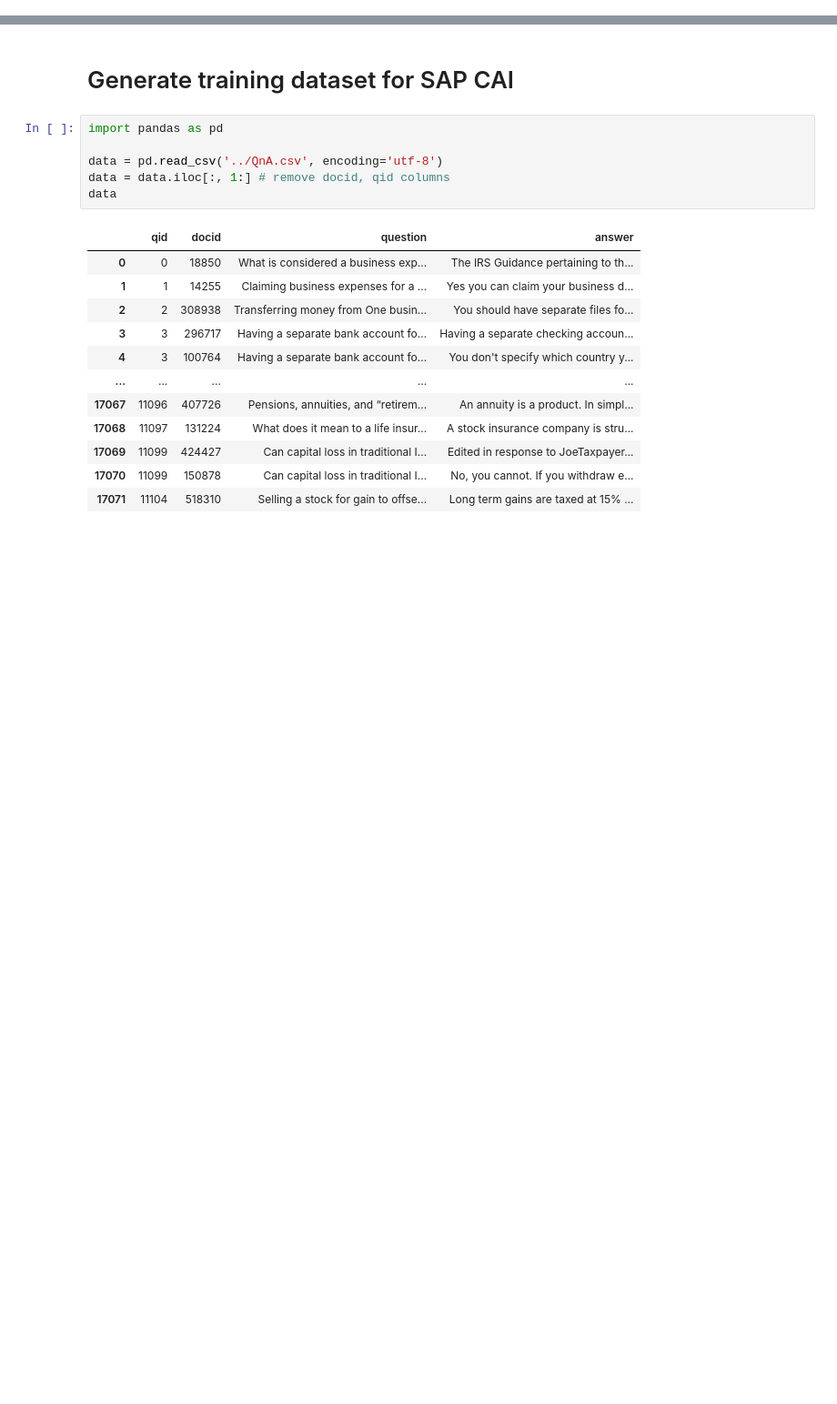
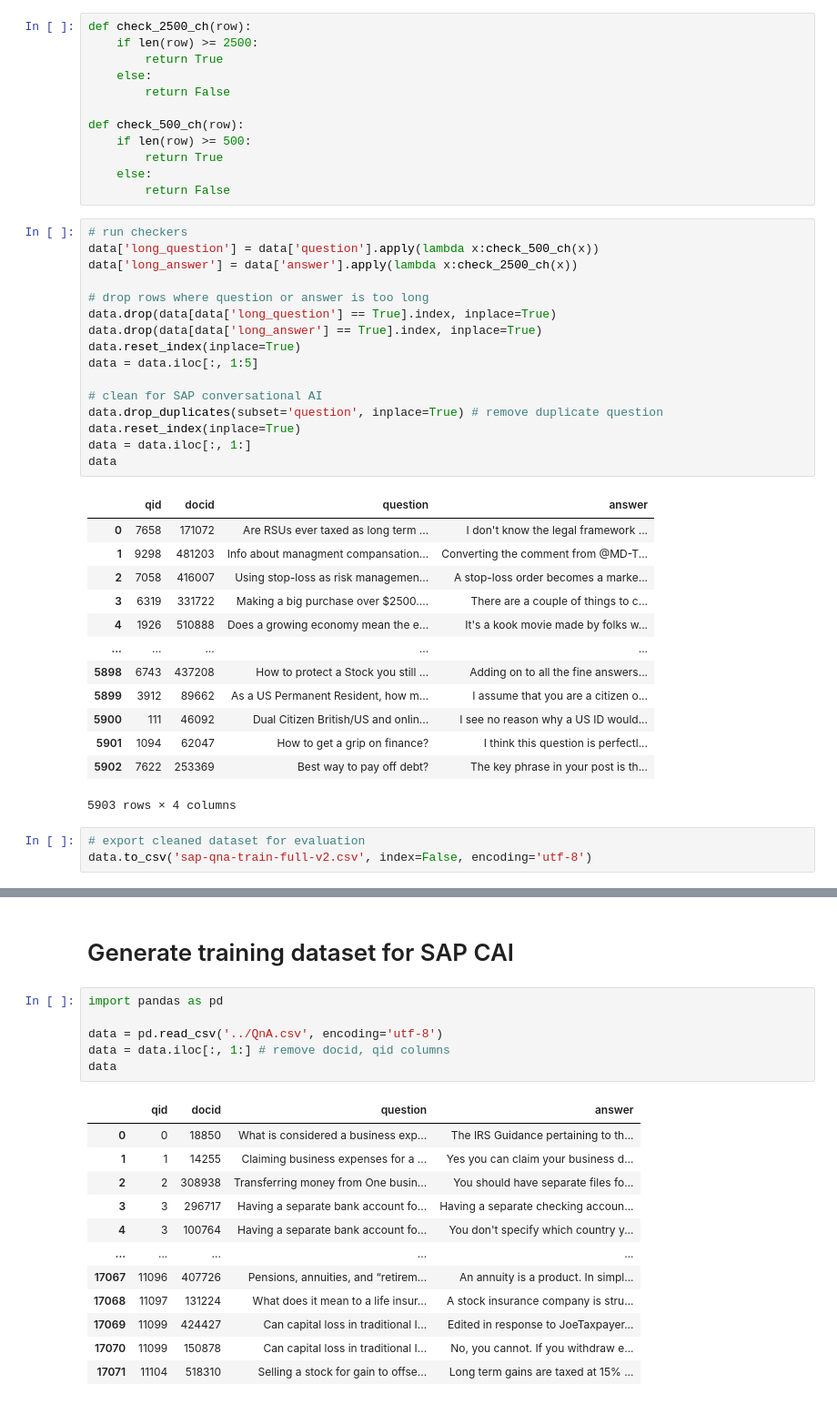
Before and after one commit to y4nrui/ezfinbot, a Jupyter notebook: 0.Datasets/SAP/sap-cleaning.ipynb, the cells around one changed output, grey strips where cells are left out. Shown: that part at 91% size. Cells and saved outputs as stored; diff of their text form; blank space fills up the shorter version.

```diff
--- a/0.Datasets/SAP/sap-cleaning.ipynb
+++ b/0.Datasets/SAP/sap-cleaning.ipynb
@@ -0,0 +21,45 @@
+# %%
+def check_2500_ch(row):
+    if len(row) >= 2500:
+        return True
+    else:
+        return False
+
+def check_500_ch(row):
+    if len(row) >= 500:
+        return True
+    else:
+        return False
+# %%
+# run checkers
+data['long_question'] = data['question'].apply(lambda x:check_500_ch(x))
+data['long_answer'] = data['answer'].apply(lambda x:check_2500_ch(x))
+
+# drop rows where question or answer is too long
+data.drop(data[data['long_question'] == True].index, inplace=True)
+data.drop(data[data['long_answer'] == True].index, inplace=True)
+data.reset_index(inplace=True)
+data = data.iloc[:, 1:5]
+
+# clean for SAP conversational AI
+data.drop_duplicates(subset='question', inplace=True) # remove duplicate question
+data.reset_index(inplace=True)
+data = data.iloc[:, 1:]
+data
+# %% [output]
+|  | qid | docid | question | answer |
+| 0 | 7658 | 171072 | Are RSUs ever taxed as long term ... | I don't know the legal framework ... |
+| 1 | 9298 | 481203 | Info about managment compansation... | Converting the comment from @MD-T... |
+| 2 | 7058 | 416007 | Using stop-loss as risk managemen... | A stop-loss order becomes a marke... |
+| 3 | 6319 | 331722 | Making a big purchase over $2500.... | There are a couple of things to c... |
+| 4 | 1926 | 510888 | Does a growing economy mean the e... | It's a kook movie made by folks w... |
+| ... | ... | ... | ... | ... |
+| 5898 | 6743 | 437208 | How to protect a Stock you still ... | Adding on to all the fine answers... |
+| 5899 | 3912 | 89662 | As a US Permanent Resident, how m... | I assume that you are a citizen o... |
+| 5900 | 111 | 46092 | Dual Citizen British/US and onlin... | I see no reason why a US ID would... |
+| 5901 | 1094 | 62047 | How to get a grip on finance? | I think this question is perfectl... |
+| 5902 | 7622 | 253369 | Best way to pay off debt? | The key phrase in your post is th... |
+5903 rows × 4 columns
+# %%
+# export cleaned dataset for evaluation
+data.to_csv('sap-qna-train-full-v2.csv', index=False, encoding='utf-8')
```
Also changed, not shown: parts of 3 cells of this notebook, 8 other files.
